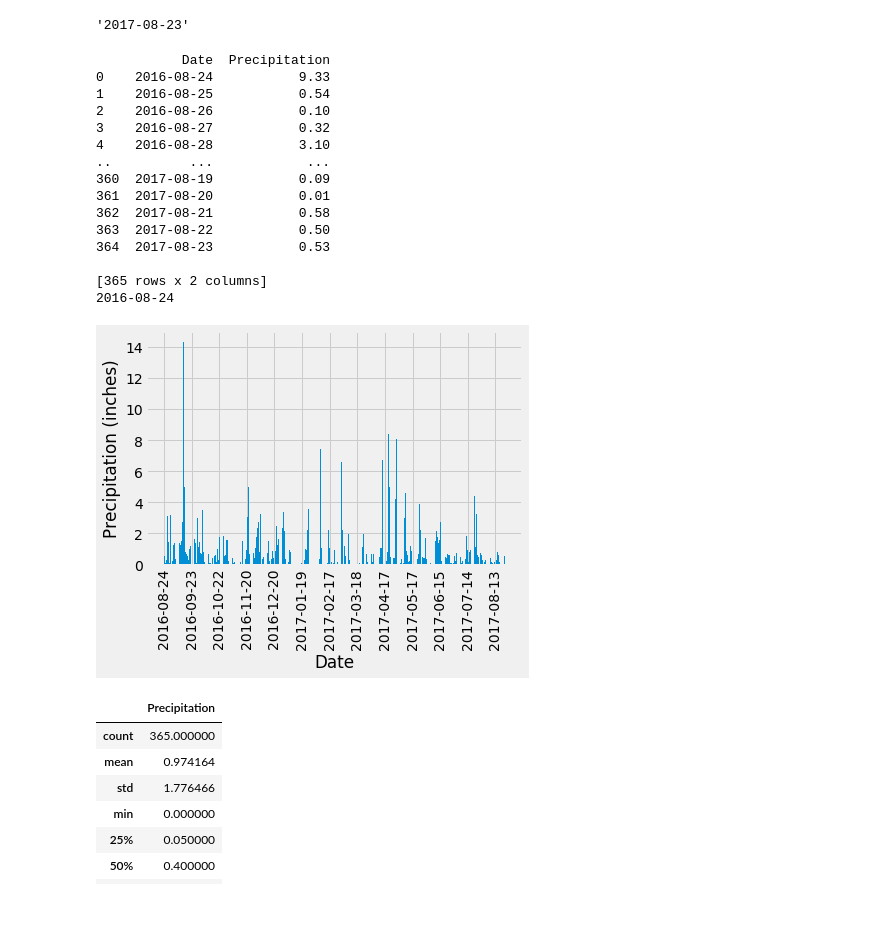
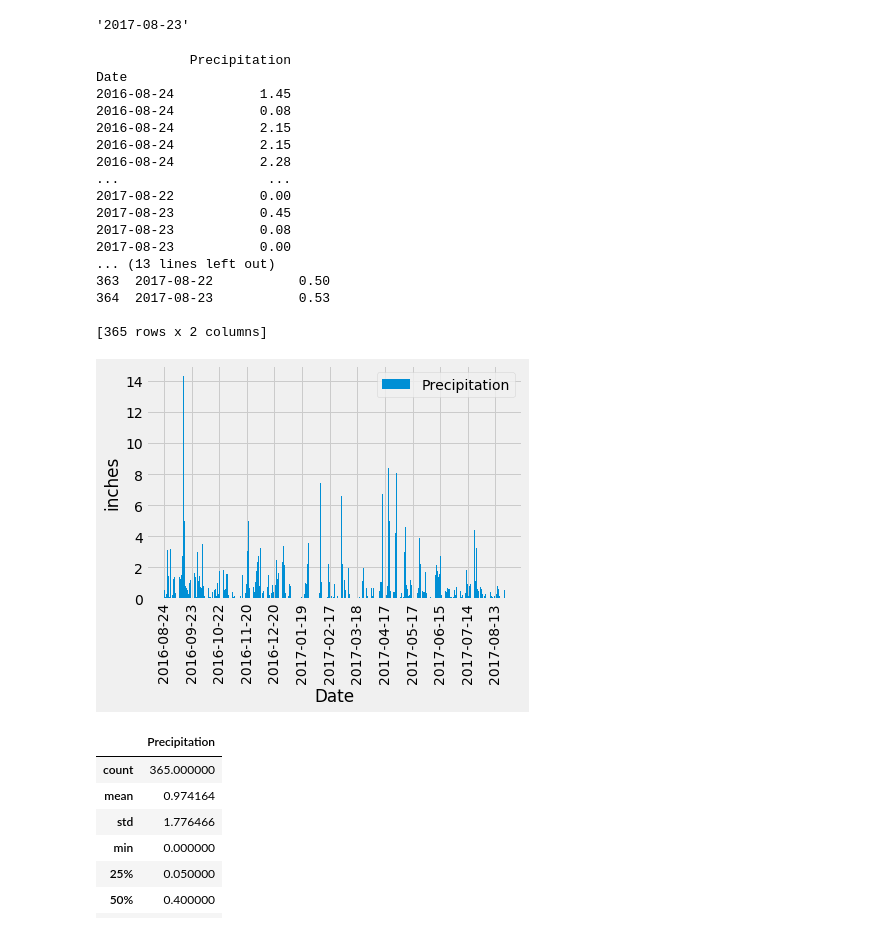
Before and after one commit to zmoloci/sqlalchemy-challenge, a Jupyter notebook: SurfsUp/climate_starter.ipynb, the cells around one changed output. Drawn from its saved outputs; the diff is of its cells as text; code cells hidden in the pictures.

```diff
--- a/SurfsUp/climate_starter.ipynb
+++ b/SurfsUp/climate_starter.ipynb
@@ -100,50 +100,56 @@ yr_ago = (dt.strptime(recent_date.date, '%Y-%m-%d'))+relativedelta(years=-1)
 # Perform a query to retrieve the data and precipitation scores
 last_yr_precip = session.query(Measure).filter(Measure.date >= yr_ago).order_by((Measure.date).desc()).all()
 measuredate=[]
 precip=[]
 
 for row in last_yr_precip:
     # print(row.date, row.prcp)
     measuredate.append(row.date)
     precip.append(row.prcp)
 
 # Save the query results as a Pandas DataFrame and set the index to the date column
-# Sort the dataframe by date
 last_yr_precip_df = pd.DataFrame({'Date': measuredate,
                                  'Precipitation':precip}).set_index('Date')
 
+# Sort the dataframe by date
 last_yr_precip_df.sort_index(inplace=True)
+
+# Remove rows with NaN prcp values and print df
 clean_last_year = last_yr_precip_df.dropna()
+print(clean_last_year)
+
+# Groupby 'Date' and print df
 gb=clean_last_year.groupby('Date')['Precipitation'].sum().reset_index(name='Precipitation')
 print(gb)
 
 
-print(min(gb['Date']))
-
-# Use Pandas Plotting with Matplotlib to plot the data
+# Use Pandas Plotting with Matplotlib to plot the clean data summed by date
 fig, ax = plt.subplots()
 ax.bar(gb['Date'],gb['Precipitation'])
 plt.xlabel("Date")
-plt.ylabel("Precipitation (inches)")
+plt.ylabel("inches")
 plt.xticks(np.arange(0,len(gb['Date']),29.5),rotation=90)
+plt.legend(['Precipitation'])
 plt.show()
 # %% [output]
-           Date  Precipitation
-0    2016-08-24           9.33
-1    2016-08-25           0.54
-2    2016-08-26           0.10
-3    2016-08-27           0.32
-4    2016-08-28           3.10
-..          ...            ...
-360  2017-08-19           0.09
-361  2017-08-20           0.01
-362  2017-08-21           0.58
+            Precipitation
+Date
+2016-08-24           1.45
+2016-08-24           0.08
+2016-08-24           2.15
+2016-08-24           2.15
+2016-08-24           2.28
+...                   ...
+2017-08-22           0.00
+2017-08-23           0.45
+2017-08-23           0.08
+2017-08-23           0.00
+... (13 lines left out)
 363  2017-08-22           0.50
 364  2017-08-23           0.53
 
 [365 rows x 2 columns]
-2016-08-24
-[figure, old version]
+[figure, new version]
 # %%
 # Use Pandas to calcualte the summary statistics for the precipitation data
 gb.describe()
```
Also changed, not shown: parts of 10 cells of this notebook.
